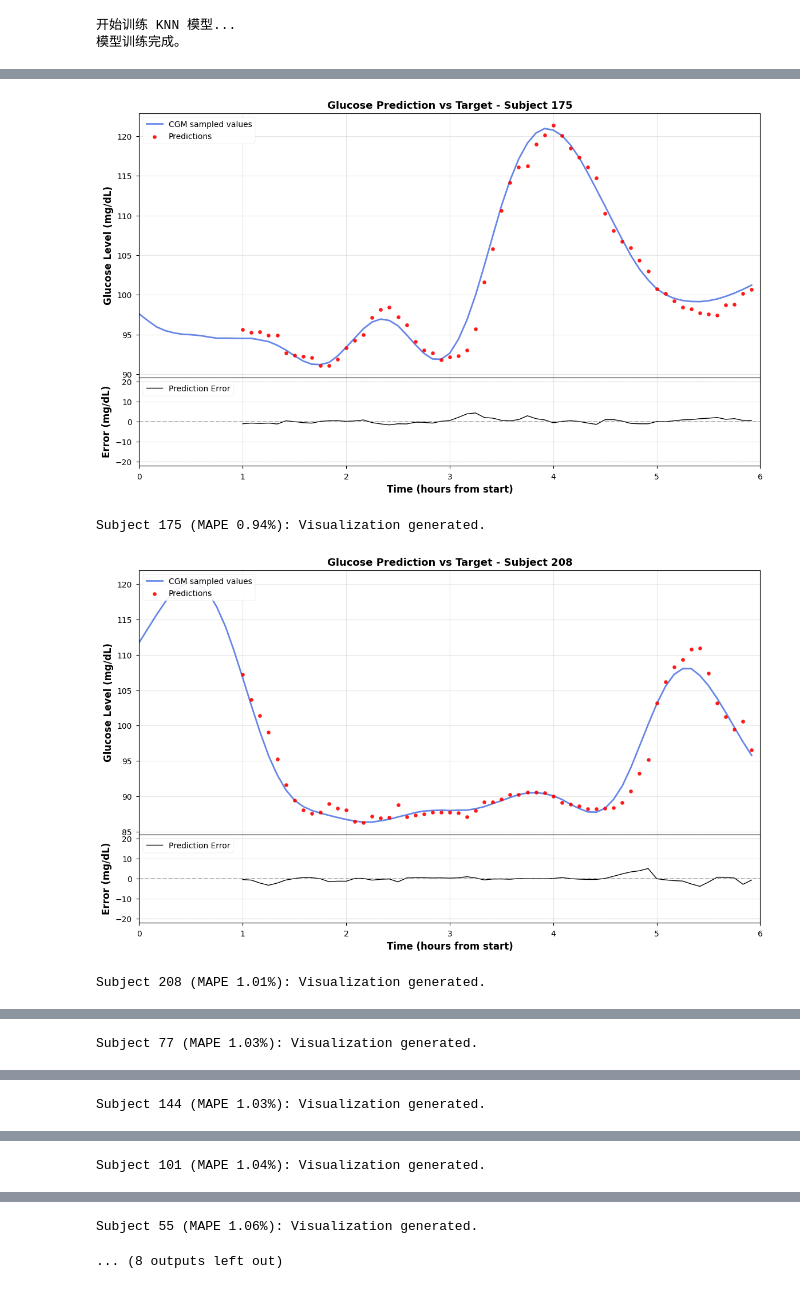
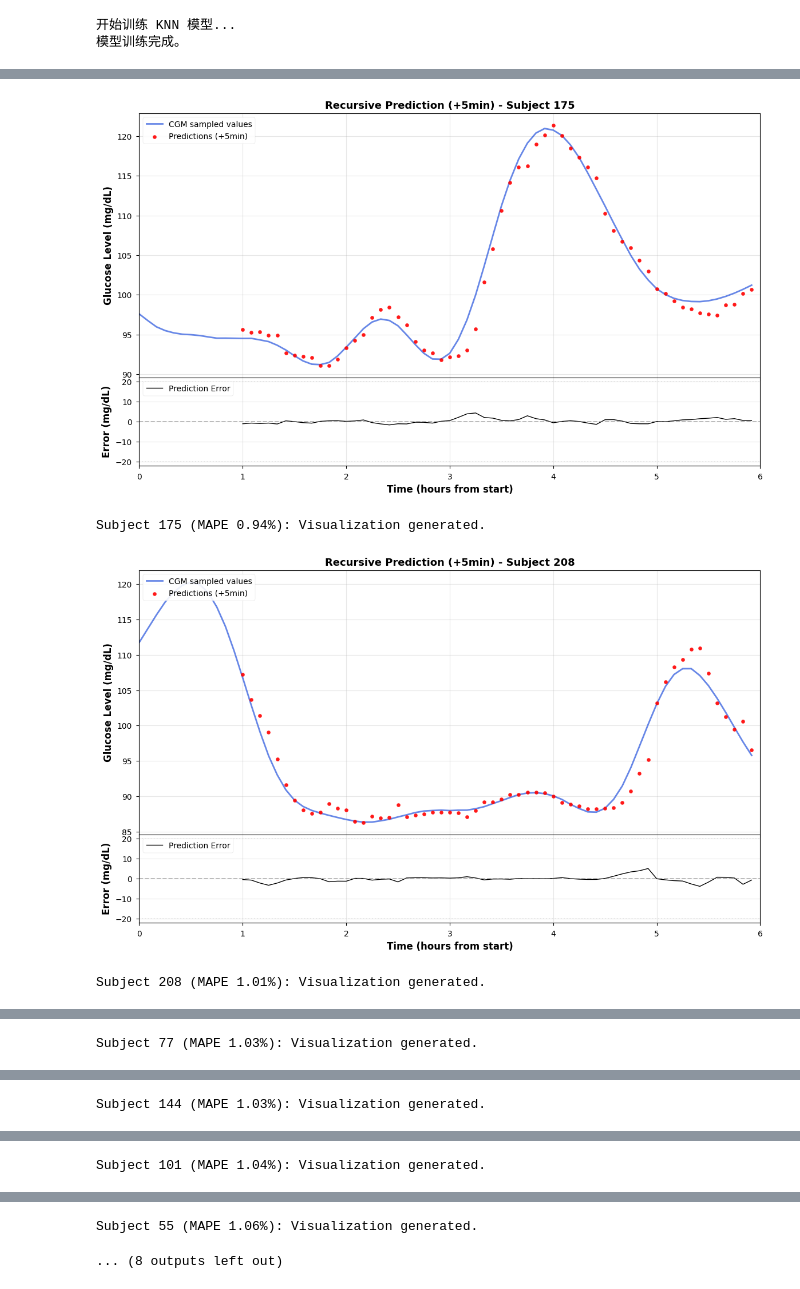
Before and after one commit to Jungle2003/GlucosePrediction, a Jupyter notebook: src/Prediction/KNN/knn_prediction.ipynb, the cells around one changed output, grey strips where cells are left out. Drawn from its saved outputs; the diff is of its cells as text; code cells hidden in the pictures.

```diff
--- a/src/Prediction/KNN/knn_prediction.ipynb
+++ b/src/Prediction/KNN/knn_prediction.ipynb
@@ -52,7 +52,7 @@ df_train.head()
 # %%
 def create_dataset(data, n_past):
     """
-    创建滑动窗口数据集
+    创建滑动窗口数据集 (单步预测)
 
     参数:
     data:包含 'id', 'gl', 'age', 'bmi' 列的 DataFrame
@@ -60,7 +60,7 @@ def create_dataset(data, n_past):
 
     返回:
     X: 特征矩阵 (n_samples, n_features)
-    y: 目标向量 (n_samples,)
+    y: 目标向量 (n_samples,) -> 下一个时间点的血糖值
     """
     X, y = [], []
 
@@ -72,6 +72,10 @@ def create_dataset(data, n_past):
         age = group['age'].iloc[0]
         bmi = group['bmi'].iloc[0]
 
+        # 确保数据足够长
+        if len(gl_values) <= n_past:
+            continue
+
         # 构建滑动窗口
         for i in range(n_past, len(gl_values)):
             # 过去 n_past 个时间步的血糖值
@@ -82,15 +86,15 @@ def create_dataset(data, n_past):
             features = np.append(past_gl, [age, bmi])
 
             X.append(features)
-            y.append(gl_values[i]) # 预测当前时间步的血糖值
+            y.append(gl_values[i]) # 预测当前时间步 (即窗口后的第一个点)
 
     return np.array(X), np.array(y)
 
-# 设定滑动窗口大小 (例如过去 12 个点，即 1 小时数据预测下一个点)
+# 设定滑动窗口大小 (例如过去 12 个点，即 1 小时数据)
 N_PAST = 12
 
-# 构建训练集和测试集
-print("正在构建滑动窗口数据集...")
+# 构建训练集和测试集 (均为单步预测数据)
+print(f"正在构建滑动窗口数据集 (N_PAST={N_PAST})...")
 X_train, y_train = create_dataset(df_train, N_PAST)
 X_test, y_test = create_dataset(df_test, N_PAST)
 
@@ -172,22 +308,39 @@ subject_ids = sorted(df_test['id'].unique())
 
 # 先计算每个受试者的 MAPE，用于挑选前 10 名
 subject_stats = []
-current_idx = 0
+
+# 我们需要重新对齐预测值到受试者
+# y_pred_horizon 是所有受试者有效样本的拼接
+# 我们需要知道每个受试者有多少个有效样本
+
+current_pred_idx = 0
+
 for subject_id in subject_ids:
-    # 提取并按时间排序该受试者的数据
+    # 提取该受试者数据
     subject_data = df_test[df_test['id'] == subject_id].copy().sort_values('time')
+    gl_values = subject_data['gl'].values
 
-    # 计算可用样本数（总行数减去窗口长度）
-    n_samples = len(subject_data) - N_PAST
-    if n_samples <= 0:
+    # 计算该受试者的有效样本数 (与 get_multistep_targets 逻辑一致)
+    # 总窗口数
+    n_windows = len(gl_values) - N_PAST
+    if n_windows <= 0:
         continue
 
-    # 从拼接数组中切片得到该受试者的真实值和预测值
-    y_true_subj = y_test[current_idx : current_idx + n_samples]
-    y_pred_subj = y_pred[current_idx : current_idx + n_samples]
-    current_idx += n_samples
+    # 有效的多步预测样本数
+    n_valid = len(gl_values) - N_PAST - PREDICTION_HORIZON + 1
 
-    # 计算该受试者的 MAPE（避开 0）
+    if n_valid <= 0:
+        continue
+
+    # 提取该受试者的预测值和真实值
+    y_pred_subj = y_pred_horizon[current_pred_idx : current_pred_idx + n_valid]
+
+    # 真实值: 从 N_PAST + HORIZON - 1 开始
+    y_true_subj = gl_values[N_PAST + PREDICTION_HORIZON - 1 : N_PAST + PREDICTION_HORIZON - 1 + n_valid]
+
+    current_pred_idx += n_valid
+
+    # 计算 MAPE
     mask = y_true_subj != 0
     if mask.any():
         mape_subj = np.mean(np.abs((y_true_subj[mask] - y_pred_subj[mask]) / y_true_subj[mask])) * 100
@@ -206,7 +359,7 @@ for subject_id in subject_ids:
 subject_stats = [s for s in subject_stats if not np.isnan(s['mape'])]
 subject_stats = sorted(subject_stats, key=lambda x: x['mape'])[:10]
 
-# 绘图（仅展示 MAPE 最小的 10 个受试者）
+# 绘图
 for stat in subject_stats:
     subject_id = stat['id']
     subject_data = stat['data']
@@ -214,49 +367,45 @@ for stat in subject_stats:
     y_pred_subj = stat['y_pred']
     error = y_true_subj - y_pred_subj
 
-    # 构造 0-6 小时的相对时间轴（5 分钟采样 → 每步 5/60 小时）
+    # 构造时间轴
     full_hours = np.arange(len(subject_data)) * (5 / 60)
-    pred_hours = full_hours[N_PAST:]
+    # 预测值对应的时间点
+    pred_hours = full_hours[N_PAST + PREDICTION_HORIZON - 1 : N_PAST + PREDICTION_HORIZON - 1 + len(y_pred_subj)]
 
-    # 全部真实值（用于顶图连续曲线）
     y_true_full = subject_data['gl'].values
 
-    # 绘图：上下两层共享 X 轴、无间隙
+    # 绘图
     fig, (ax1, ax2) = plt.subplots(
-        2,
-        1,
+        2, 1,
         figsize=(14, 8),
         sharex=True,
-        gridspec_kw={'height_ratios': [3, 1], 'hspace': 0},
+        gridspec_kw={'height_ratios': [3, 1], 'hspace': 0}
     )
 
-    # 顶图：真实曲线 + 预测散点
     ax1.plot(full_hours, y_true_full, label='CGM sampled values', color='royalblue', linewidth=2, alpha=0.8)
-    ax1.scatter(pred_hours, y_pred_subj, label='Predictions', color='red', s=20, alpha=0.9, zorder=5)
+    ax1.scatter(pred_hours, y_pred_subj, label=f'Predictions (+{PREDICTION_HORIZON*5}min)', color='red', s=20, alpha=0.9, zorder=5)
     ax1.set_ylabel('Glucose Level (mg/dL)', fontweight='bold')
-    ax1.set_title(f'Glucose Prediction vs Target - Subject {subject_id}', fontweight='bold')
+    ax1.set_title(f'Recursive Prediction (+{PREDICTION_HORIZON*5}min) - Subject {subject_id}', fontweight='bold')
     ax1.legend(loc='upper left', frameon=True, framealpha=0.9)
     ax1.grid(True, alpha=0.3)
 
-    # 底图：误差序列
     ax2.plot(pred_hours, error, label='Prediction Error', color='black', linewidth=1)
     ax2.axhline(y=0, color='gray', linestyle='--', alpha=0.5)
     ax2.axhline(y=20, color='lightgray', linestyle=':', alpha=0.5)
     ax2.axhline(y=-20, color='lightgray', linestyle=':', alpha=0.5)
     ax2.set_ylabel('Error (mg/dL)', fontweight='bold')
     ax2.set_xlabel('Time (hours from start)', fontweight='bold')
     ax2.legend(loc='upper left', frameon=True, framealpha=0.9)
     ax2.grid(True, alpha=0.3)
 
-    # X 轴：每小时一个刻度，固定 0-6 小时
     ax2.xaxis.set_major_locator(plt.MultipleLocator(1))
     ax2.xaxis.set_major_formatter(plt.FuncFormatter(lambda x, pos: f'{x:.0f}'))
     ax2.set_xlim(0, 6)
 
     plt.show()
     print(f"Subject {subject_id} (MAPE {stat['mape']:.2f}%): Visualization generated.")
 # %% [output]
-[figure, old version]
+[figure, new version]
 Subject 175 (MAPE 0.94%): Visualization generated.
-[figure, old version]
+[figure, new version]
 Subject 208 (MAPE 1.01%): Visualization generated.
```
Also changed, not shown: parts of 5 cells of this notebook.
